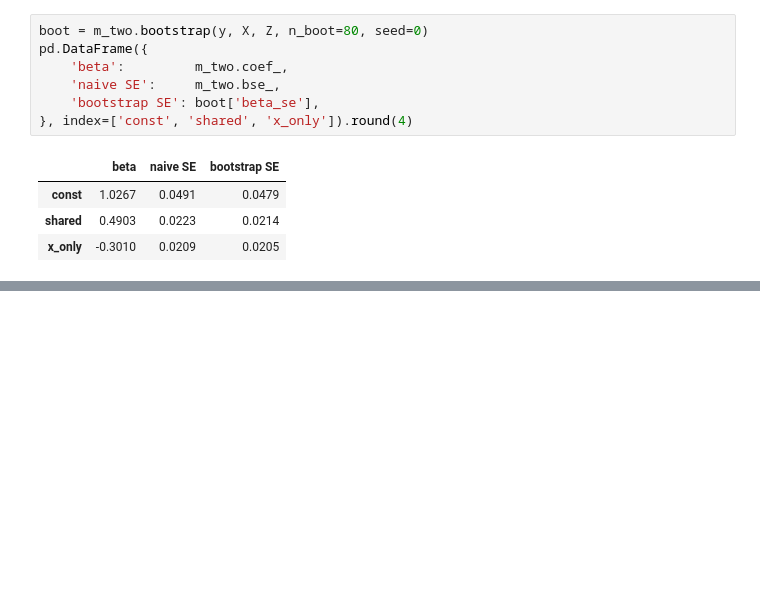
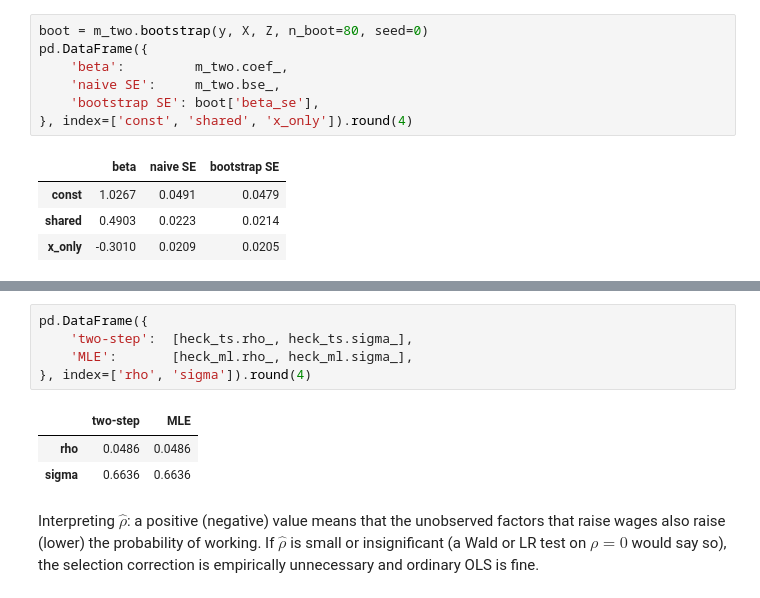
Before and after one commit to Ramis-Paygin/censored-truncated-regression, a Jupyter notebook: examples/06_heckit.ipynb, the cells around one changed output, grey strips where cells are left out. Cells and saved outputs as stored; diff of their text form; blank space fills up the shorter version.

```diff
--- a/examples/06_heckit.ipynb
+++ b/examples/06_heckit.ipynb
@@ -208,0 +329,11 @@ pd.DataFrame({
+# %%
+pd.DataFrame({
+    'two-step':  [heck_ts.rho_, heck_ts.sigma_],
+    'MLE':       [heck_ml.rho_, heck_ml.sigma_],
+}, index=['rho', 'sigma']).round(4)
+# %% [output]
+|  | two-step | MLE |
+| rho | 0.0486 | 0.0486 |
+| sigma | 0.6636 | 0.6636 |
+# %% [markdown]
+Interpreting $\hat\rho$: a positive (negative) value means that the unobserved factors that raise wages also raise (lower) the probability of working. If $\hat\rho$ is small or insignificant (a Wald or LR test on $\rho = 0$ would say so), the selection correction is empirically unnecessary and ordinary OLS is fine.
```
Also changed, not shown: parts of 10 cells of this notebook, 11 other files.
